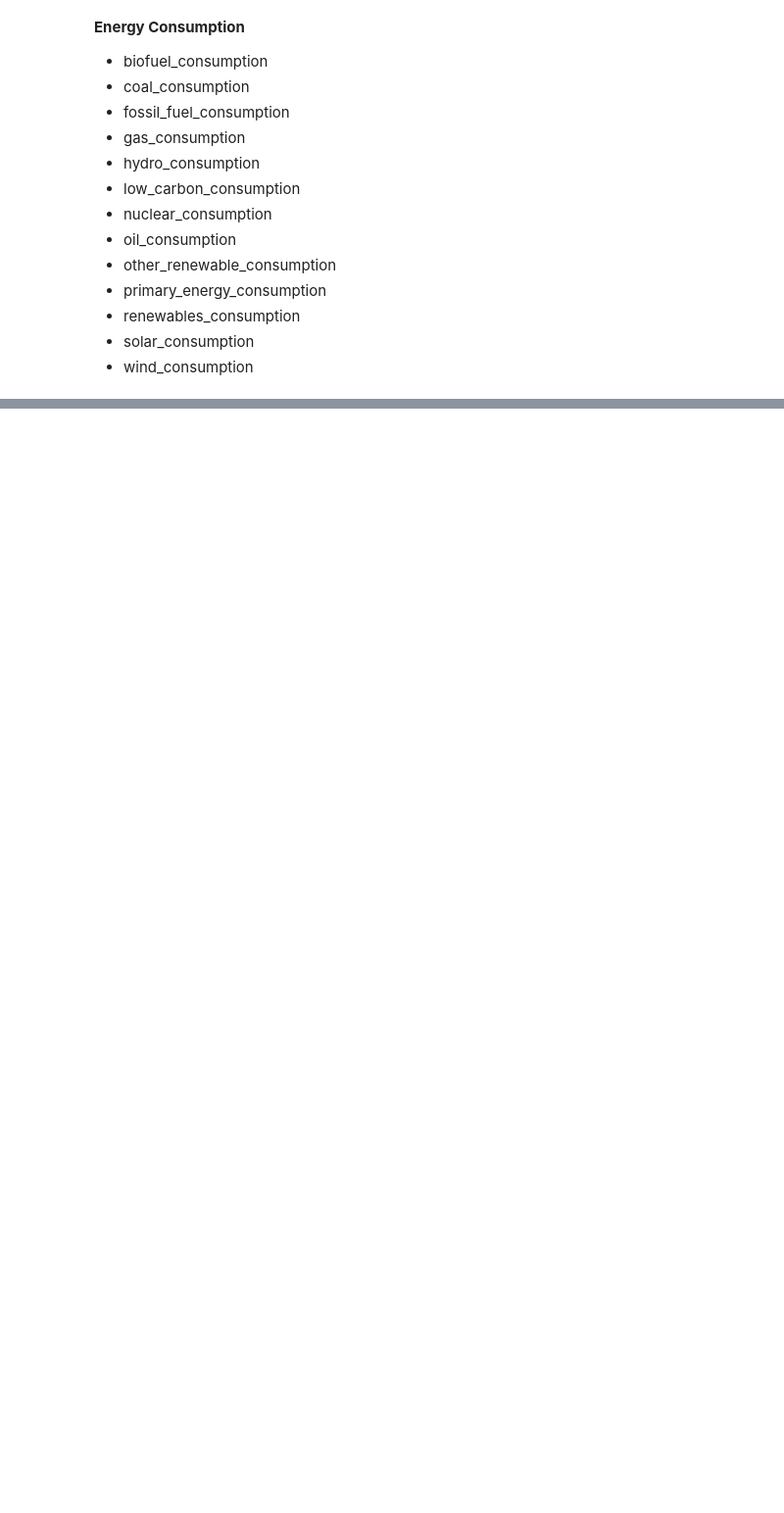
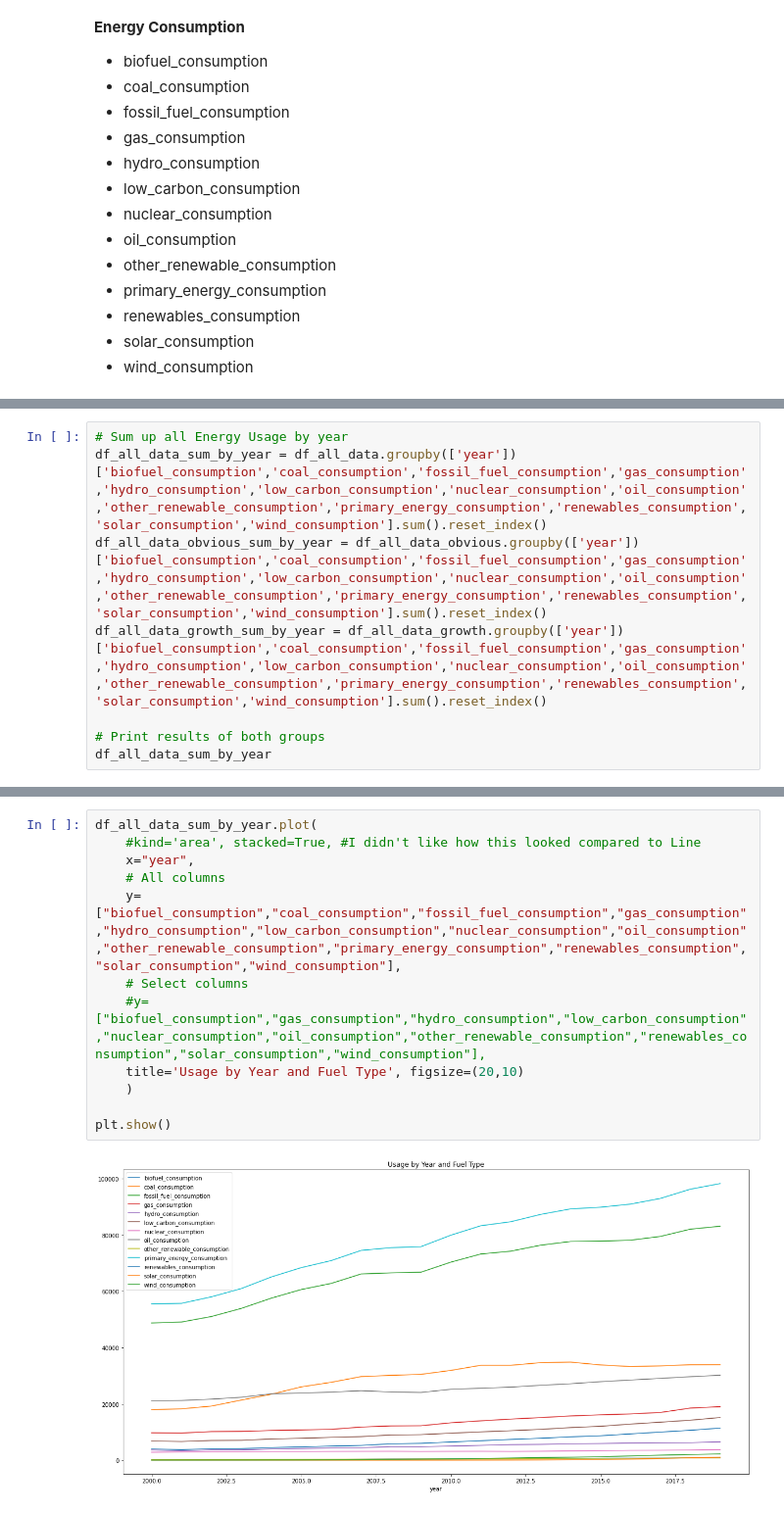
Before and after one commit to amycelliott/DMP_LP_2022, a Jupyter notebook: DMP_LP_2022_Target_Country_Current_Consumption.ipynb, the cells around one changed output, grey strips where cells are left out. Shown at 98% size. Saved outputs shown, nothing was run; the diff lists cells and outputs as text; blank space fills up the shorter version.

Commit message:
Added several additional graphs to dive into energy usage by Year or Country

```diff
--- a/DMP_LP_2022_Target_Country_Current_Consumption.ipynb
+++ b/DMP_LP_2022_Target_Country_Current_Consumption.ipynb
@@ -114,0 +158,8 @@ dtype: int64
+# %%
+# Sum up all Energy Usage by year
+df_all_data_sum_by_year = df_all_data.groupby(['year'])['biofuel_consumption','coal_consumption','fossil_fuel_consumption','gas_consumption','hydro_consumption','low_carbon_consumption','nuclear_consumption','oil_consumption','other_renewable_consumption','primary_energy_consumption','renewables_consumption','solar_consumption','wind_consumption'].sum().reset_index()
+df_all_data_obvious_sum_by_year = df_all_data_obvious.groupby(['year'])['biofuel_consumption','coal_consumption','fossil_fuel_consumption','gas_consumption','hydro_consumption','low_carbon_consumption','nuclear_consumption','oil_consumption','other_renewable_consumption','primary_energy_consumption','renewables_consumption','solar_consumption','wind_consumption'].sum().reset_index()
+df_all_data_growth_sum_by_year = df_all_data_growth.groupby(['year'])['biofuel_consumption','coal_consumption','fossil_fuel_consumption','gas_consumption','hydro_consumption','low_carbon_consumption','nuclear_consumption','oil_consumption','other_renewable_consumption','primary_energy_consumption','renewables_consumption','solar_consumption','wind_consumption'].sum().reset_index()
+
+# Print results of both groups
+df_all_data_sum_by_year
@@ -114,0 +190,14 @@ dtype: int64
+# %%
+df_all_data_sum_by_year.plot(
+    #kind='area', stacked=True, #I didn't like how this looked compared to Line
+    x="year",
+    # All columns
+    y=["biofuel_consumption","coal_consumption","fossil_fuel_consumption","gas_consumption","hydro_consumption","low_carbon_consumption","nuclear_consumption","oil_consumption","other_renewable_consumption","primary_energy_consumption","renewables_consumption","solar_consumption","wind_consumption"],
+    # Select columns
+    #y=["biofuel_consumption","gas_consumption","hydro_consumption","low_carbon_consumption","nuclear_consumption","oil_consumption","other_renewable_consumption","renewables_consumption","solar_consumption","wind_consumption"],
+    title='Usage by Year and Fuel Type', figsize=(20,10)
+    )
+
+plt.show()
+# %% [output]
+[figure, added]
```
Also changed, not shown: parts of 15 cells of this notebook.
